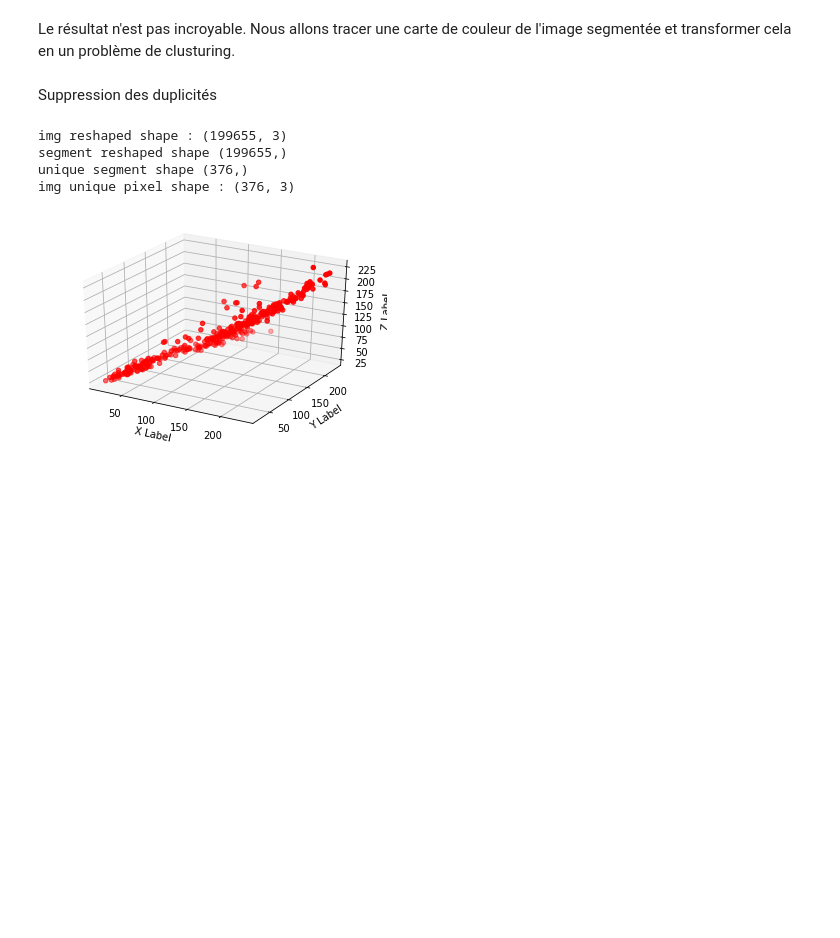
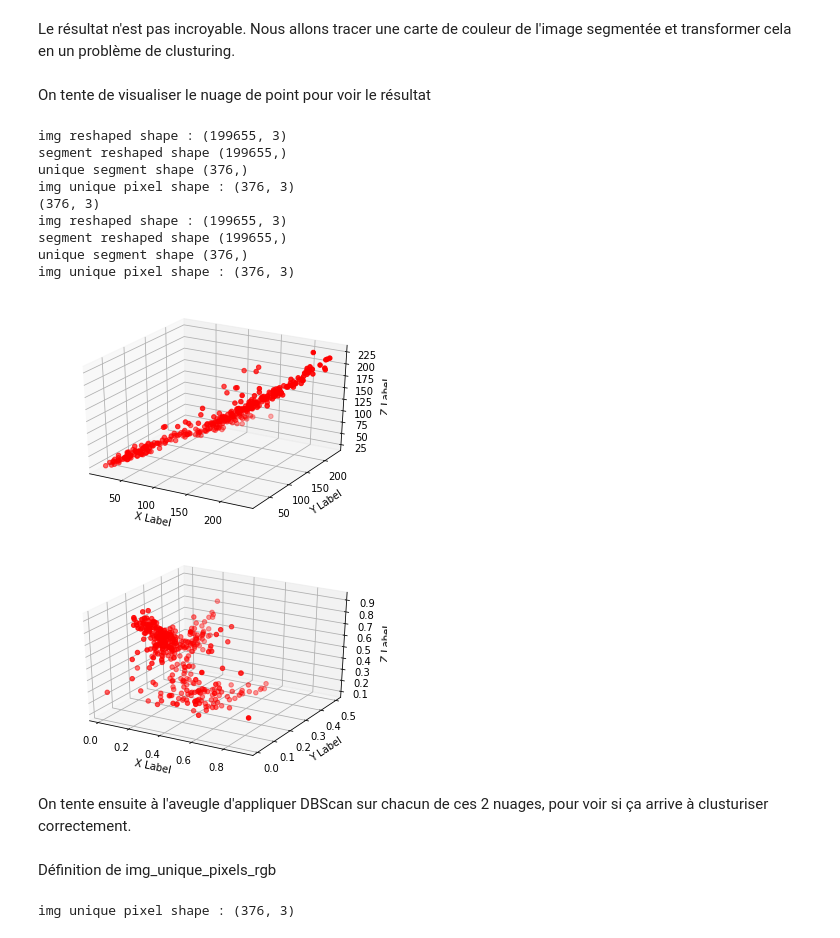
Before and after one commit to VictorNigretto/ProjetLong, a Jupyter notebook: Segmentation_non_supervisée_"facile".ipynb, the cells around one changed output. Cells and saved outputs as stored; diff of their text form; code cells hidden in the pictures; blank space fills up the shorter version.

```diff
--- a/Segmentation_non_supervisée_"facile".ipynb
+++ b/Segmentation_non_supervisée_"facile".ipynb
@@ -173,14 +176,14 @@ unique segment shape (376,)
 [figure]
 # %% [markdown]
 Le résultat n'est pas incroyable. Nous allons tracer une carte de couleur de l'image segmentée et transformer cela en un problème de clusturing.
-# %% [markdown]
-Suppression des duplicités
+# %% [markdown]
+On tente de visualiser le nuage de point pour voir le résultat
 # %%
 import matplotlib.pyplot as plt
 from mpl_toolkits.mplot3d import Axes3D
 from sklearn.preprocessing import normalize
 
-def cloud_repartition_img(img=mean_img, segments=segments_quick):
+def cloud_repartition_rgb_img(img=mean_img, segments=segments_quick):
   img_reshaped = img.reshape((img.shape[0]*img.shape[1], img.shape[2]))
   print("img reshaped shape :", np.shape(img_reshaped))
   segments_reshaped = np.reshape(segments, -1)
@@ -197,7 +200,7 @@ def cloud_repartition_img(img=mean_img, segments=segments_quick):
     img_unique_pixels[i, :] = img_reshaped[loc, :]
 
   img_unique_pixels = 255*img_unique_pixels
-
+  print(np.shape(img_unique_pixels))
   # Création de la figure
   fig = plt.figure()
   ax3D = fig.add_subplot(111, projection='3d')
@@ -210,11 +213,66 @@ def cloud_repartition_img(img=mean_img, segments=segments_quick):
   ax3D.set_xlabel('X Label')
   ax3D.set_ylabel('Y Label')
   ax3D.set_zlabel('Z Label')
-# %%
-cloud_repartition_img()
-# %% [output]
-img reshaped shape : (199655, 3)
-segment reshaped shape (199655,)
-unique segment shape (376,)
-img unique pixel shape : (376, 3)
-[figure, removed]
+# %%
+def cloud_repartition_hsv_img(img=mean_img, segments=segments_quick):
+  img = rgb2hsv(img)
+  #print(img)
+  img_reshaped = img.reshape((img.shape[0]*img.shape[1], img.shape[2]))
+  print("img reshaped shape :", np.shape(img_reshaped))
+  segments_reshaped = np.reshape(segments, -1)
+  print("segment reshaped shape", np.shape(segments_reshaped))
+
+  unique_segments = np.unique(segments_reshaped)
+  print("unique segment shape", np.shape(unique_segments))
+  img_unique_pixels = np.zeros((unique_segments.shape[0], 3))
+  print("img unique pixel shape :", np.shape(img_unique_pixels))
+
+  for i in unique_segments:
+    loc=np.where(segments_reshaped==i)[0][0]
+    #print(loc)
+    img_unique_pixels[i, :] = img_reshaped[loc, :]
+
+  # Création de la figure
+  fig = plt.figure()
+  ax3D = fig.add_subplot(111, projection='3d')
+
+  # Tracé
+  p3d = ax3D.scatter(img_unique_pixels[:, 0], img_unique_pixels[:, 1], img_unique_pixels[:, 2], zdir='z', s=20, c='red', depthshade=True)
+
+
+  # Axes
+  ax3D.set_xlabel('X Label')
+  ax3D.set_ylabel('Y Label')
+  ax3D.set_zlabel('Z Label')
+# %%
+cloud_repartition_rgb_img()
+cloud_repartition_hsv_img()
+# %% [output]
+img reshaped shape : (199655, 3)
+segment reshaped shape (199655,)
+unique segment shape (376,)
+img unique pixel shape : (376, 3)
+(376, 3)
+img reshaped shape : (199655, 3)
+segment reshaped shape (199655,)
+unique segment shape (376,)
+img unique pixel shape : (376, 3)
+[figure, added]
+[figure, added]
+# %% [markdown]
+On tente ensuite à l'aveugle d'appliquer DBScan sur chacun de ces 2 nuages, pour voir si ça arrive à clusturiser correctement.
+# %% [markdown]
+Définition de img_unique_pixels_rgb
+# %%
+img_reshaped = mean_img.reshape((mean_img.shape[0]*mean_img.shape[1], mean_img.shape[2]))
+segments_reshaped = np.reshape(segments_quick, -1)
+unique_segments = np.unique(segments_reshaped)
+img_unique_pixels_rgb = np.zeros((unique_segments.shape[0], 3))
+print("img unique pixel shape :", np.shape(img_unique_pixels_rgb))
+
+for i in unique_segments:
+  loc=np.where(segments_reshaped==i)[0][0]
+  #print(loc)
+  img_unique_pixels_rgb[i, :] = img_reshaped[loc, :]
+# %% [output]
+img unique pixel shape : (376, 3)
```
Also changed, not shown: parts of 3 cells of this notebook.
